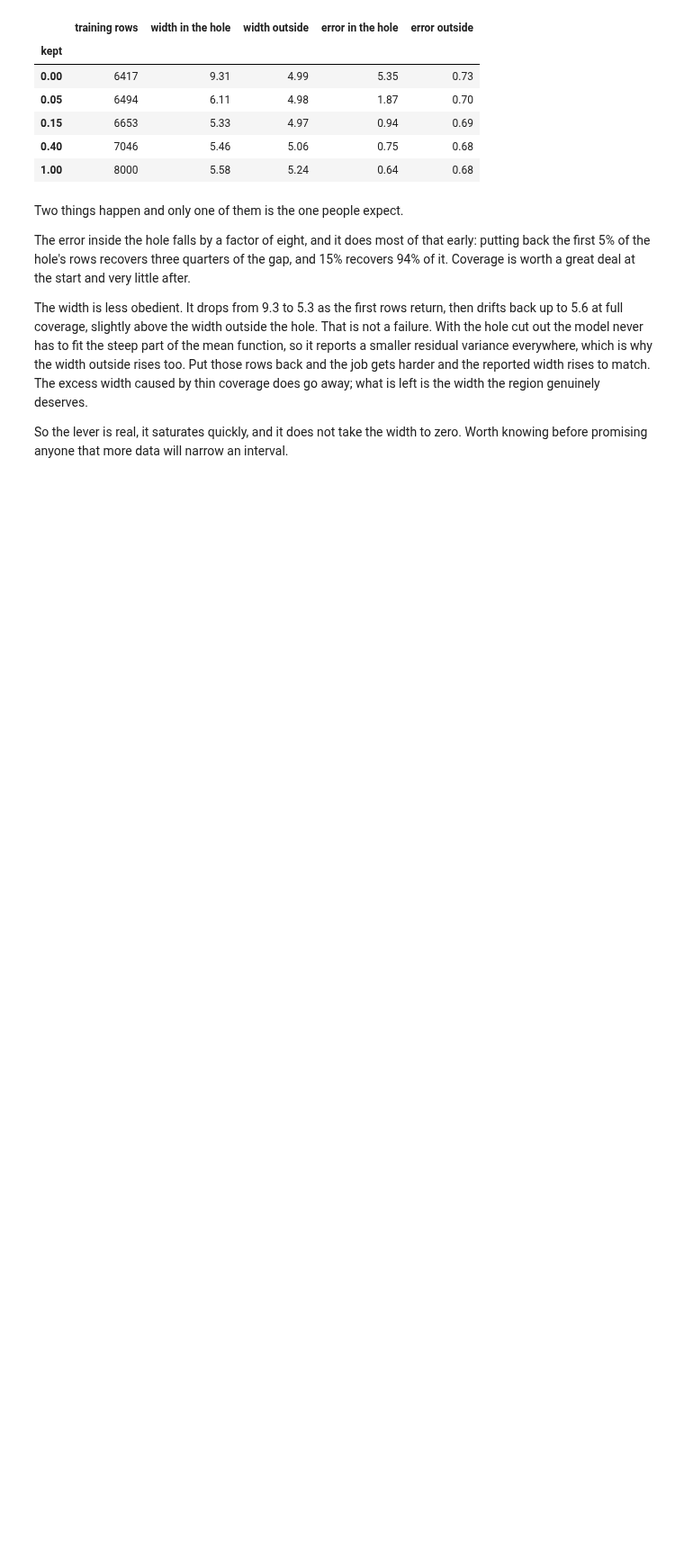
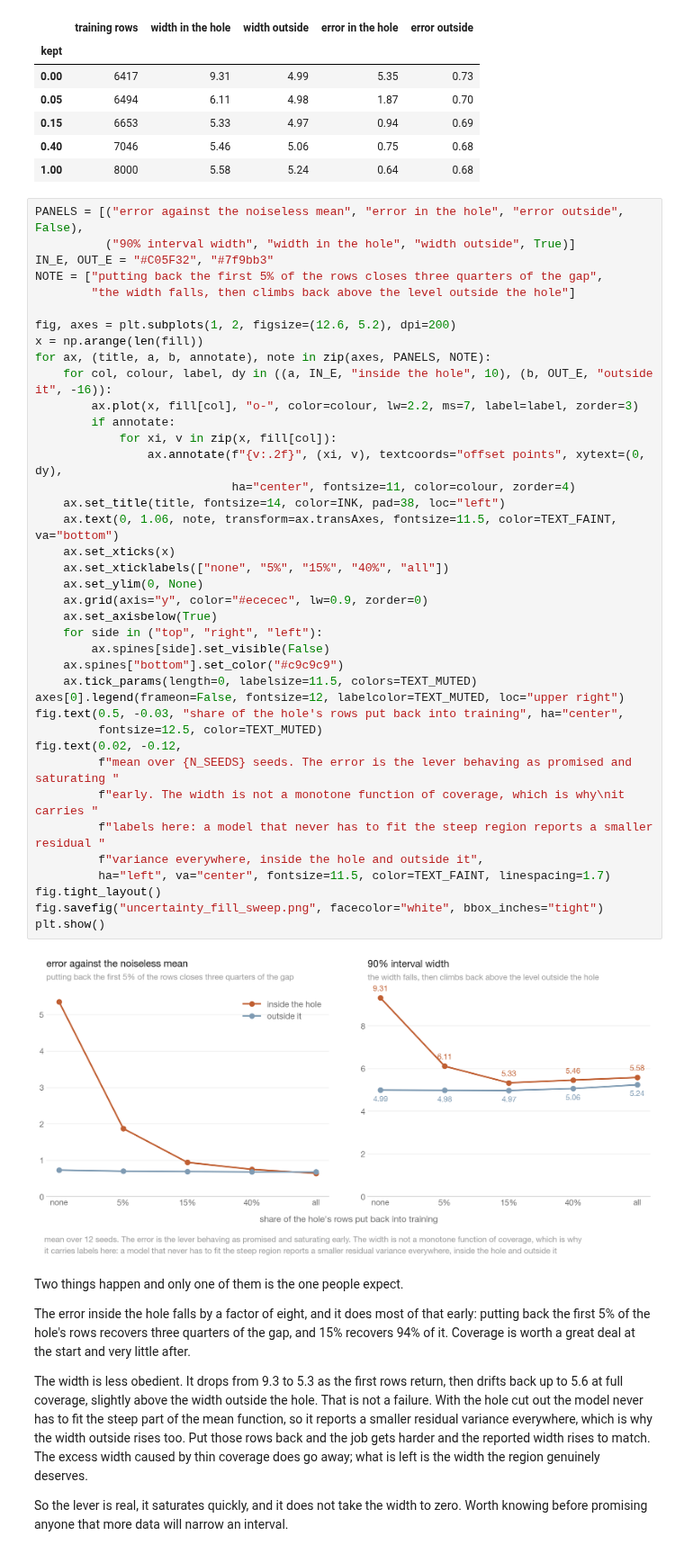
Before and after one commit to firefly1248/demo-notebooks, a Jupyter notebook: notebooks/uncertainty_attribution_shap.ipynb, the cells around one changed output. Shown at 90% size. Saved outputs shown, nothing was run; the diff lists cells and outputs as text; blank space fills up the shorter version.

```diff
--- a/notebooks/uncertainty_attribution_shap.ipynb
+++ b/notebooks/uncertainty_attribution_shap.ipynb
@@ -345,6 +345,47 @@ fill
 | 0.15 | 6653 | 5.33 | 4.97 | 0.94 | 0.69 |
 | 0.40 | 7046 | 5.46 | 5.06 | 0.75 | 0.68 |
 | 1.00 | 8000 | 5.58 | 5.24 | 0.64 | 0.68 |
+# %%
+PANELS = [("error against the noiseless mean", "error in the hole", "error outside", False),
+          ("90% interval width", "width in the hole", "width outside", True)]
+IN_E, OUT_E = "#C05F32", "#7f9bb3"
+NOTE = ["putting back the first 5% of the rows closes three quarters of the gap",
+        "the width falls, then climbs back above the level outside the hole"]
+
+fig, axes = plt.subplots(1, 2, figsize=(12.6, 5.2), dpi=200)
+x = np.arange(len(fill))
+for ax, (title, a, b, annotate), note in zip(axes, PANELS, NOTE):
+    for col, colour, label, dy in ((a, IN_E, "inside the hole", 10), (b, OUT_E, "outside it", -16)):
+        ax.plot(x, fill[col], "o-", color=colour, lw=2.2, ms=7, label=label, zorder=3)
+        if annotate:
+            for xi, v in zip(x, fill[col]):
+                ax.annotate(f"{v:.2f}", (xi, v), textcoords="offset points", xytext=(0, dy),
+                            ha="center", fontsize=11, color=colour, zorder=4)
+    ax.set_title(title, fontsize=14, color=INK, pad=38, loc="left")
+    ax.text(0, 1.06, note, transform=ax.transAxes, fontsize=11.5, color=TEXT_FAINT, va="bottom")
+    ax.set_xticks(x)
+    ax.set_xticklabels(["none", "5%", "15%", "40%", "all"])
+    ax.set_ylim(0, None)
+    ax.grid(axis="y", color="#ececec", lw=0.9, zorder=0)
+    ax.set_axisbelow(True)
+    for side in ("top", "right", "left"):
+        ax.spines[side].set_visible(False)
+    ax.spines["bottom"].set_color("#c9c9c9")
+    ax.tick_params(length=0, labelsize=11.5, colors=TEXT_MUTED)
+axes[0].legend(frameon=False, fontsize=12, labelcolor=TEXT_MUTED, loc="upper right")
+fig.text(0.5, -0.03, "share of the hole's rows put back into training", ha="center",
+         fontsize=12.5, color=TEXT_MUTED)
+fig.text(0.02, -0.12,
+         f"mean over {N_SEEDS} seeds. The error is the lever behaving as promised and saturating "
+         f"early. The width is not a monotone function of coverage, which is why\nit carries "
+         f"labels here: a model that never has to fit the steep region reports a smaller residual "
+         f"variance everywhere, inside the hole and outside it",
+         ha="left", va="center", fontsize=11.5, color=TEXT_FAINT, linespacing=1.7)
+fig.tight_layout()
+fig.savefig("uncertainty_fill_sweep.png", facecolor="white", bbox_inches="tight")
+plt.show()
+# %% [output]
+[figure, added]
 # %% [markdown]
 Two things happen and only one of them is the one people expect.
 
```
Also changed, not shown: 6 other files.
